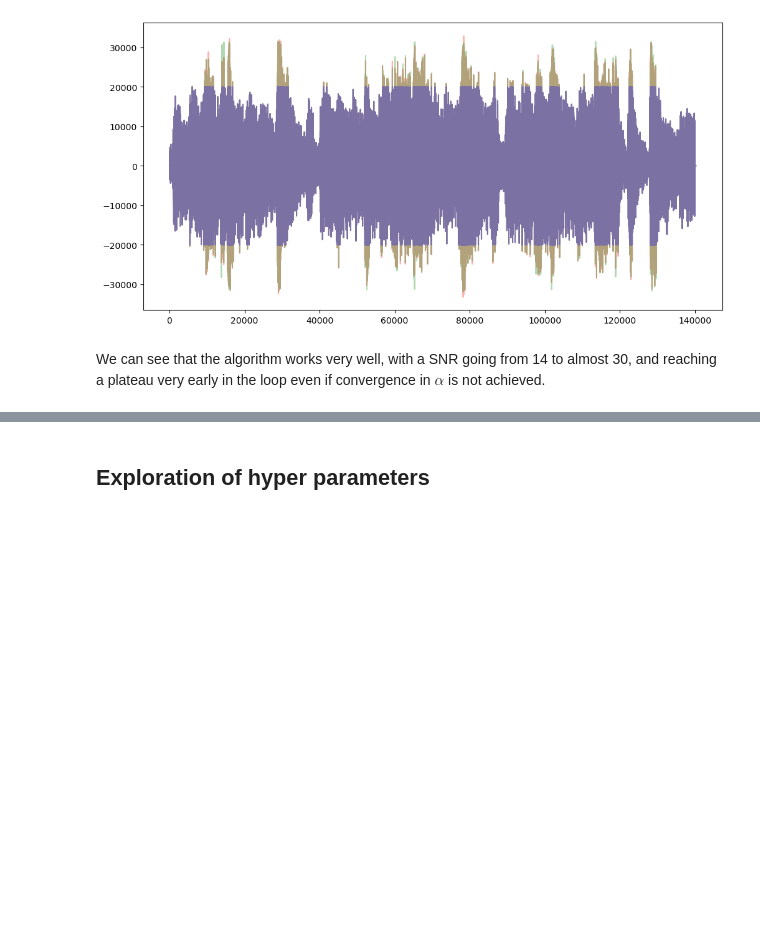
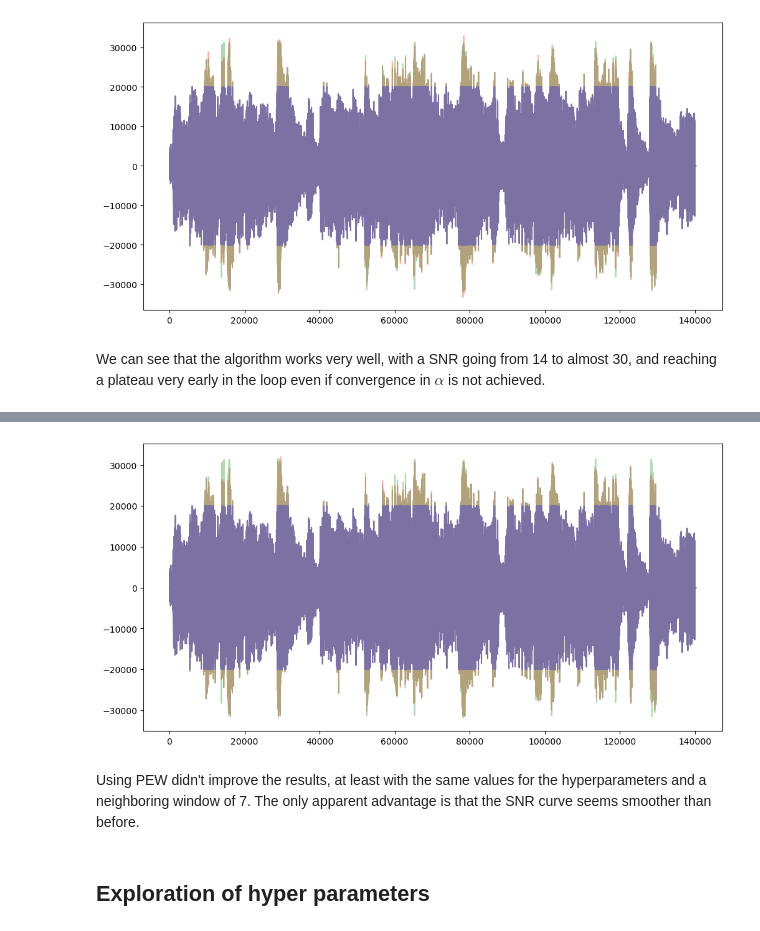
Before and after one commit to diegotg2000/SignalProcessing, a Jupyter notebook: Project/project.ipynb, the cells around one changed output, grey strips where cells are left out. Cells and saved outputs as stored; diff of their text form; code cells hidden in the pictures; blank space fills up the shorter version.

```diff
--- a/Project/project.ipynb
+++ b/Project/project.ipynb
@@ -234,2 +245,14 @@ We can see that the algorithm works very well, with a SNR going from 14 to almos
+# %%
+declipped = Phi(declipper.alpha)
+# %%
+plt.figure(figsize=(12, 6))
+plt.plot(declipped, c='red', alpha=0.3)
+plt.plot(ext_music, c='green', alpha=0.3)
+plt.plot(clipped_music, c='blue', alpha=0.3)
+plt.show()
+# %% [output]
+[figure, added]
+# %% [markdown]
+Using PEW didn't improve the results, at least with the same values for the hyperparameters and a neighboring window of 7. The only apparent advantage is that the SNR curve seems smoother than before.
 # %% [markdown]
 ## Exploration of hyper parameters
```
Also changed, not shown: parts of 8 cells of this notebook.
